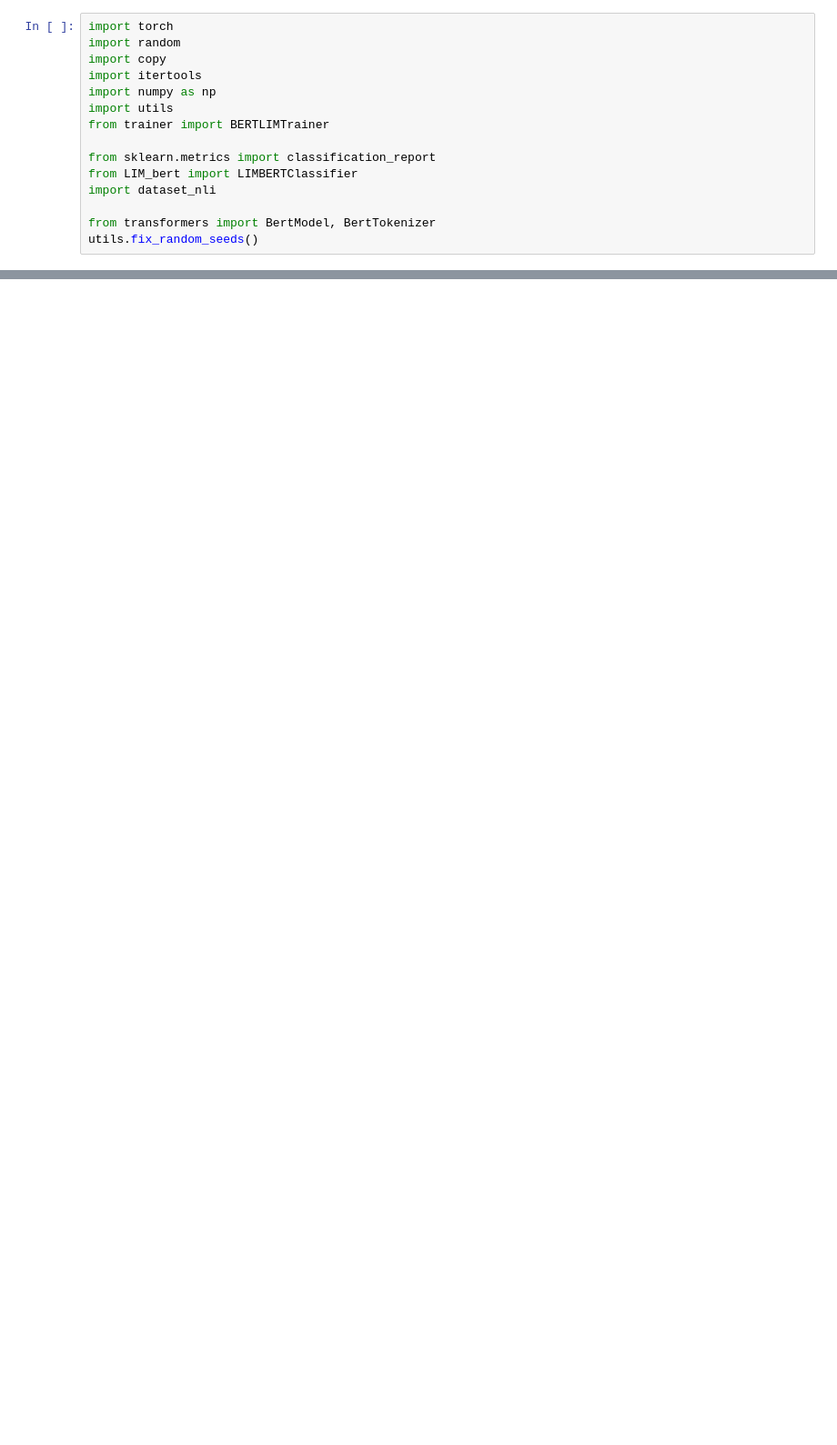
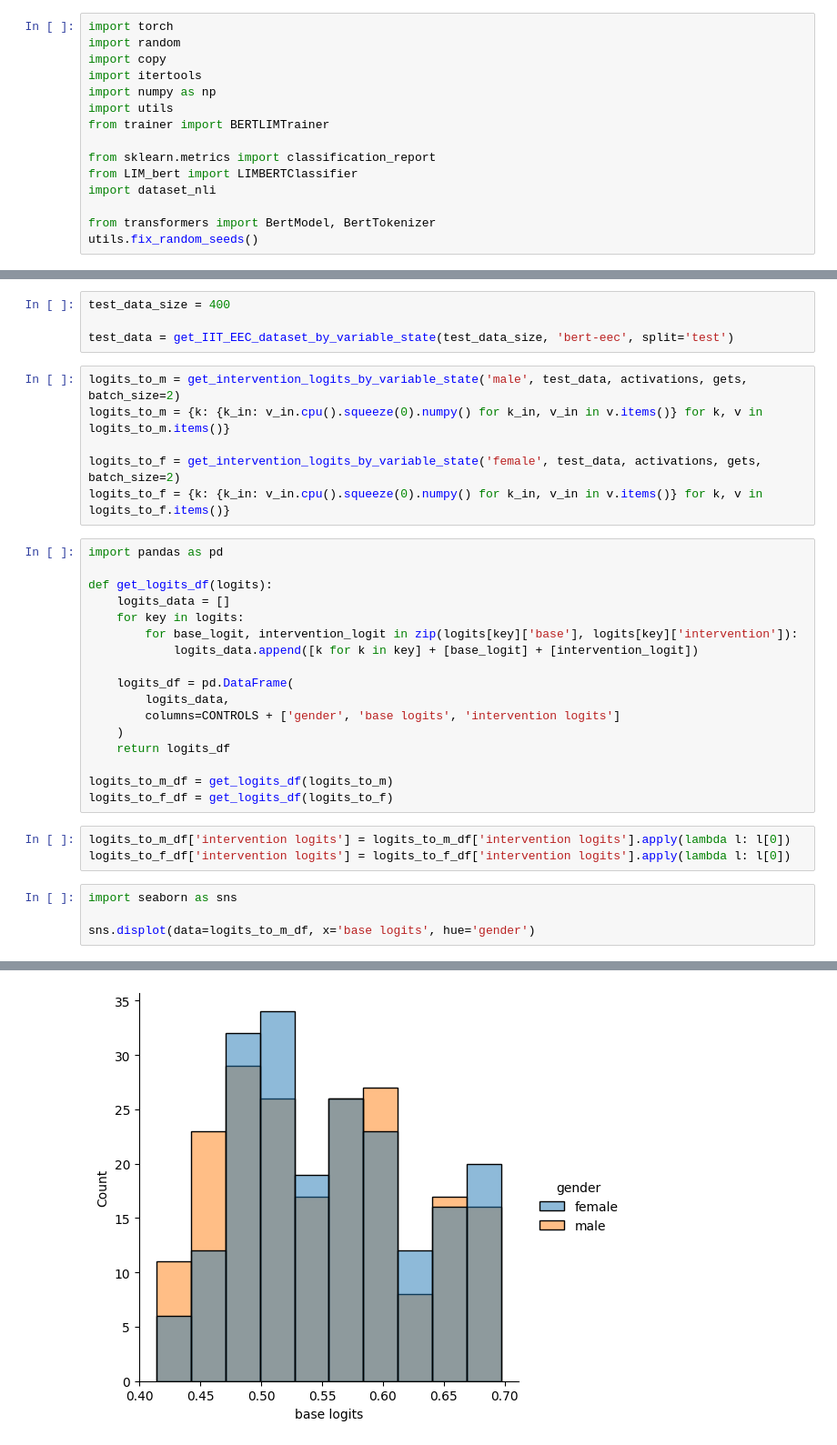
Before and after one commit to atticusg/InterchangeInterventions, a Jupyter notebook: iit_BERT.ipynb, the cells around one changed output, grey strips where cells are left out. Shown at 91% size. Saved outputs shown, nothing was run; the diff lists cells and outputs as text; blank space fills up the shorter version.

```diff
--- a/iit_BERT.ipynb
+++ b/iit_BERT.ipynb
@@ -147,0 +1548,35 @@ print(classification_report(iit_data_test[1], base_preds))
+# %%
+test_data_size = 400
+
+test_data = get_IIT_EEC_dataset_by_variable_state(test_data_size, 'bert-eec', split='test')
+# %%
+logits_to_m = get_intervention_logits_by_variable_state('male', test_data, activations, gets, batch_size=2)
+logits_to_m = {k: {k_in: v_in.cpu().squeeze(0).numpy() for k_in, v_in in v.items()} for k, v in logits_to_m.items()}
+
+logits_to_f = get_intervention_logits_by_variable_state('female', test_data, activations, gets, batch_size=2)
+logits_to_f = {k: {k_in: v_in.cpu().squeeze(0).numpy() for k_in, v_in in v.items()} for k, v in logits_to_f.items()}
+# %%
+import pandas as pd
+
+def get_logits_df(logits):
+    logits_data = []
+    for key in logits:
+        for base_logit, intervention_logit in zip(logits[key]['base'], logits[key]['intervention']):
+            logits_data.append([k for k in key] + [base_logit] + [intervention_logit])
+
+    logits_df = pd.DataFrame(
+        logits_data,
+        columns=CONTROLS + ['gender', 'base logits', 'intervention logits']
+    )
+    return logits_df
+
+logits_to_m_df = get_logits_df(logits_to_m)
+logits_to_f_df = get_logits_df(logits_to_f)
+# %%
+logits_to_m_df['intervention logits'] = logits_to_m_df['intervention logits'].apply(lambda l: l[0])
+logits_to_f_df['intervention logits'] = logits_to_f_df['intervention logits'].apply(lambda l: l[0])
+# %%
+import seaborn as sns
+
+sns.displot(data=logits_to_m_df, x='base logits', hue='gender')
+# %% [output]
@@ -147,0 +1584 @@ print(classification_report(iit_data_test[1], base_preds))
+[figure, added]
```
Also changed, not shown: parts of 126 cells of this notebook, 3 other files.
